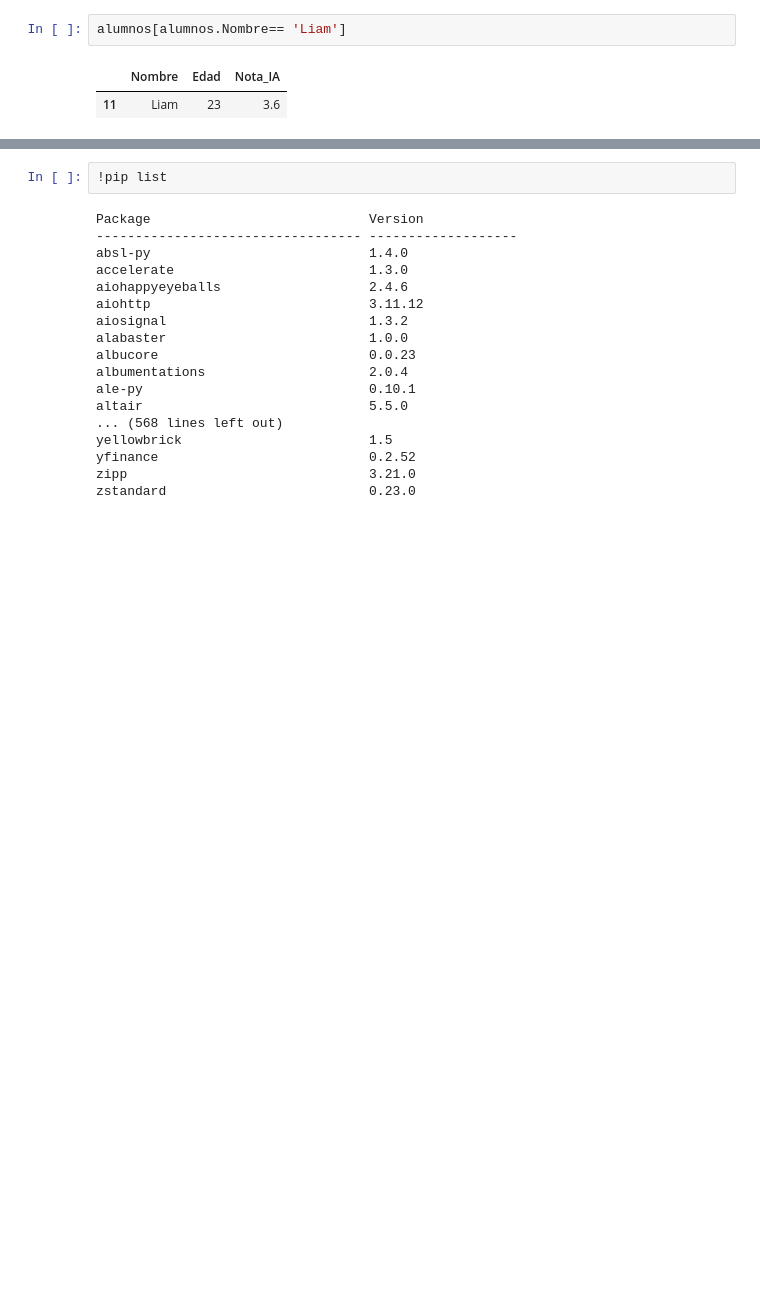
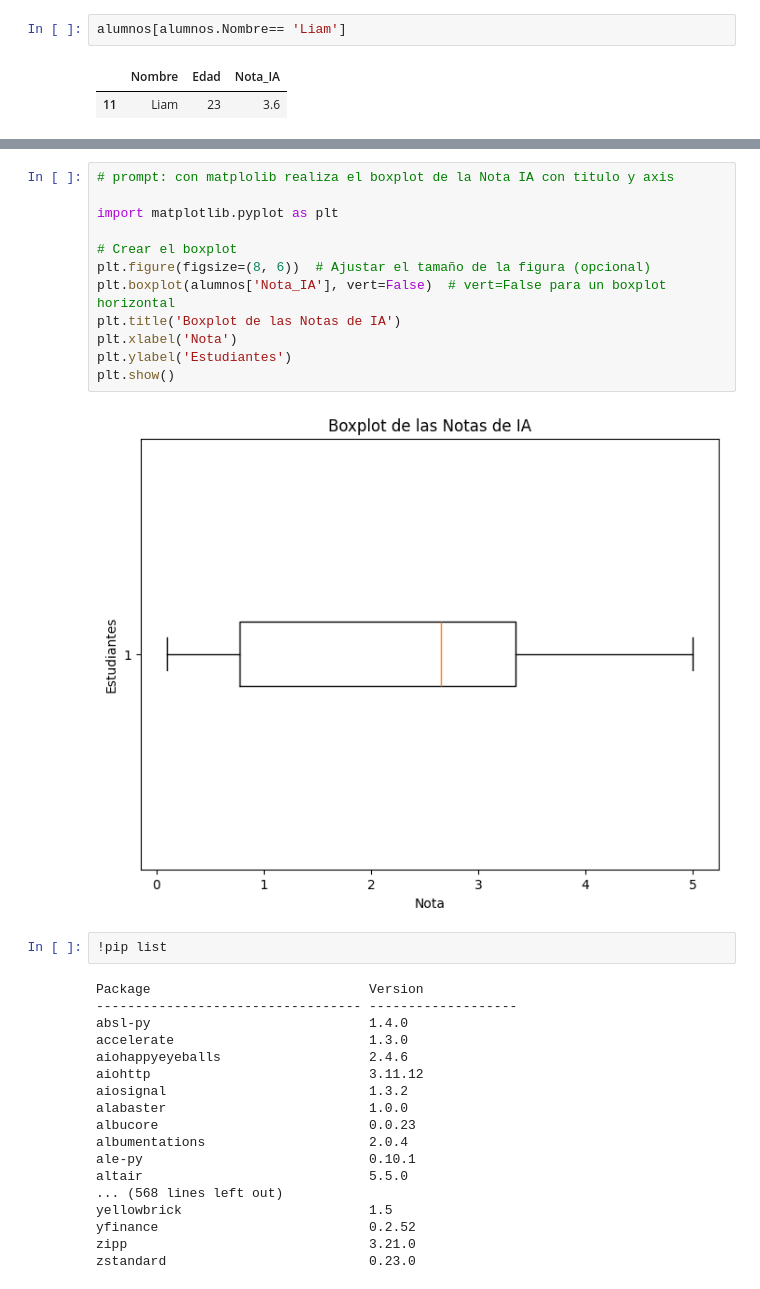
Before and after one commit to JGutierrez25/Clase-IA, a Jupyter notebook: EDA.ipynb, the cells around one changed output, grey strips where cells are left out. Cells and saved outputs as stored; diff of their text form; blank space fills up the shorter version.

```diff
--- a/EDA.ipynb
+++ b/EDA.ipynb
@@ -236,3 +247,17 @@ alumnos[alumnos.Nombre== 'Liam']
+# %%
+# prompt: con matplolib realiza el boxplot de la Nota IA con titulo y axis
+
+import matplotlib.pyplot as plt
+
+# Crear el boxplot
+plt.figure(figsize=(8, 6))  # Ajustar el tamaño de la figura (opcional)
+plt.boxplot(alumnos['Nota_IA'], vert=False)  # vert=False para un boxplot horizontal
+plt.title('Boxplot de las Notas de IA')
+plt.xlabel('Nota')
+plt.ylabel('Estudiantes')
+plt.show()
+# %% [output]
+[figure, added]
 # %%
 !pip list
 # %% [output]
```
Also changed, not shown: parts of 2 cells of this notebook.
